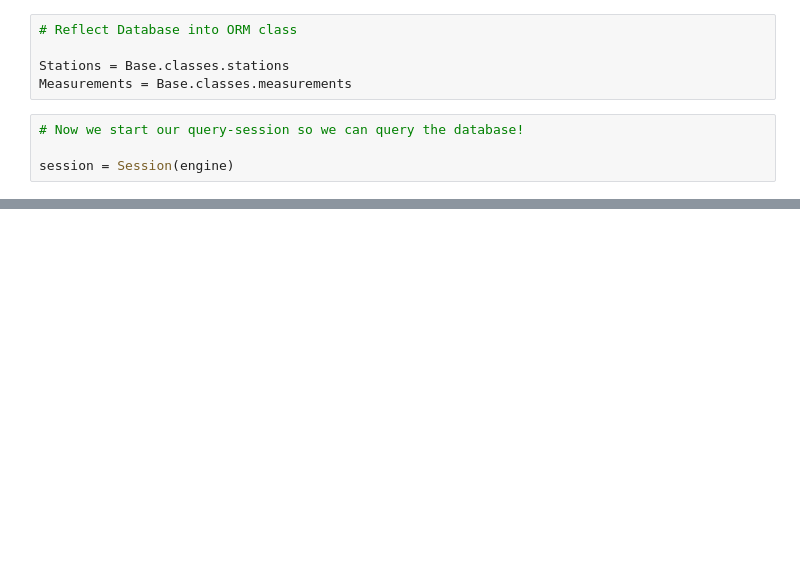
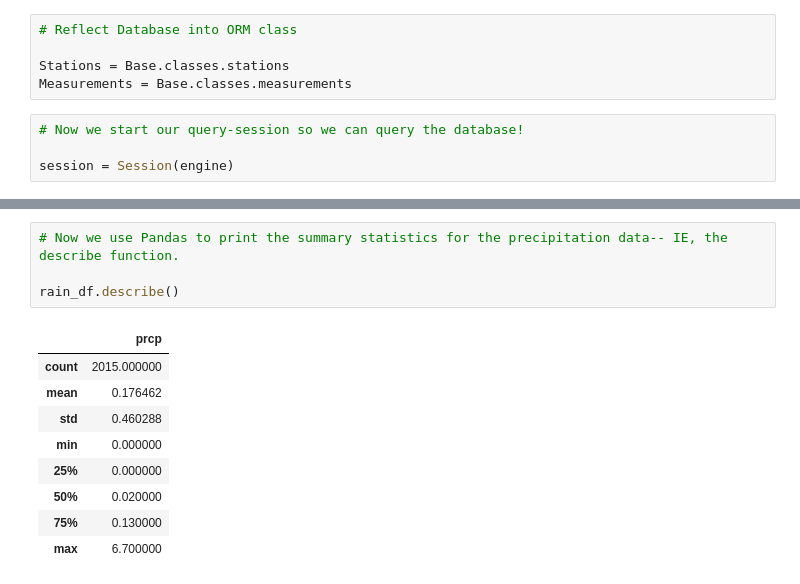
Before and after one commit to APK500/HW-11_Surfs_UP, a Jupyter notebook: climate_analysis.ipynb, the cells around one changed output, grey strips where cells are left out. Drawn from its saved outputs; the diff is of its cells as text; blank space fills up the shorter version.

```diff
--- a/climate_analysis.ipynb
+++ b/climate_analysis.ipynb
@@ -77,0 +153,14 @@ session = Session(engine)
+# %%
+# Now we use Pandas to print the summary statistics for the precipitation data-- IE, the describe function.
+
+rain_df.describe()
+# %% [output]
+|  | prcp |
+| count | 2015.000000 |
+| mean | 0.176462 |
+| std | 0.460288 |
+| min | 0.000000 |
+| 25% | 0.000000 |
+| 50% | 0.020000 |
+| 75% | 0.130000 |
+| max | 6.700000 |
```
Also changed, not shown: parts of 9 cells of this notebook.
